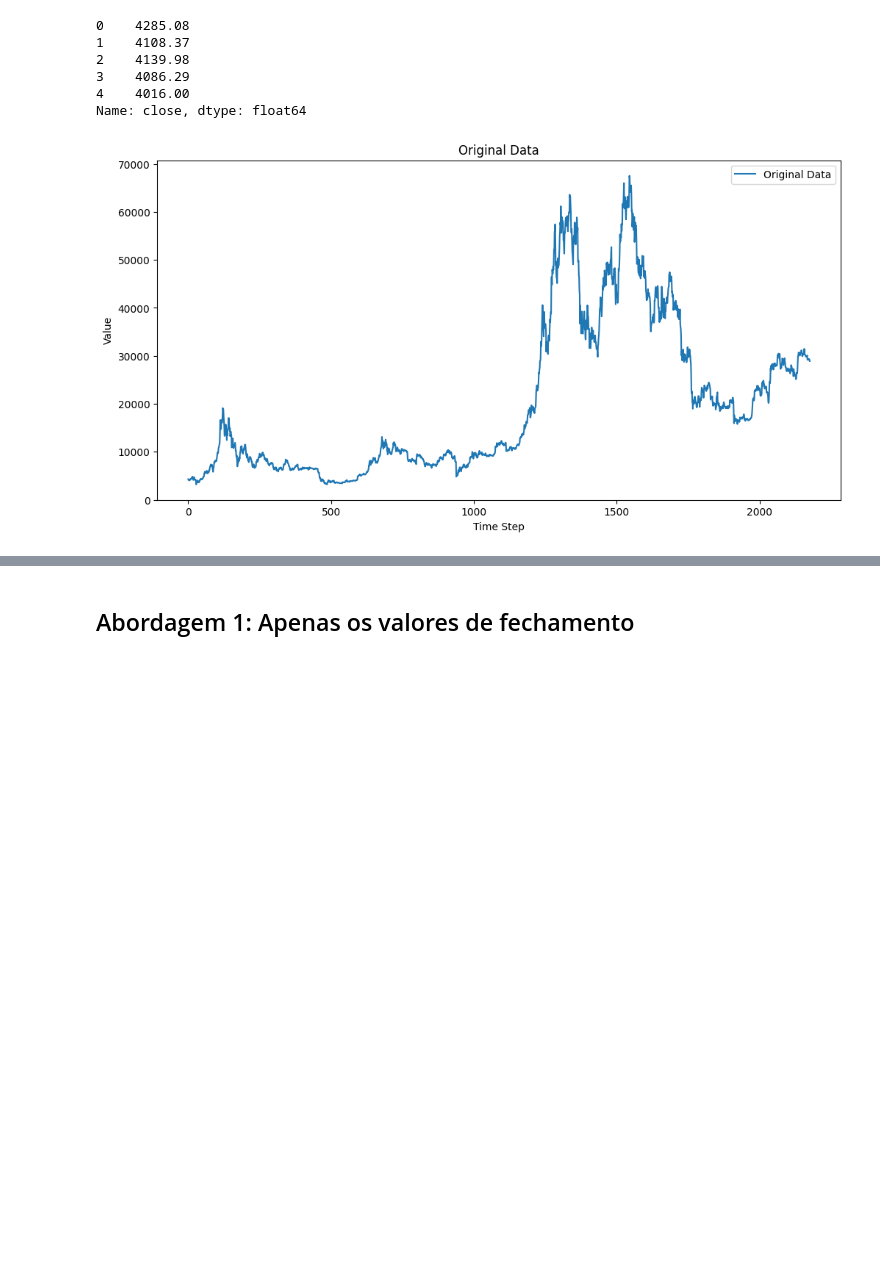
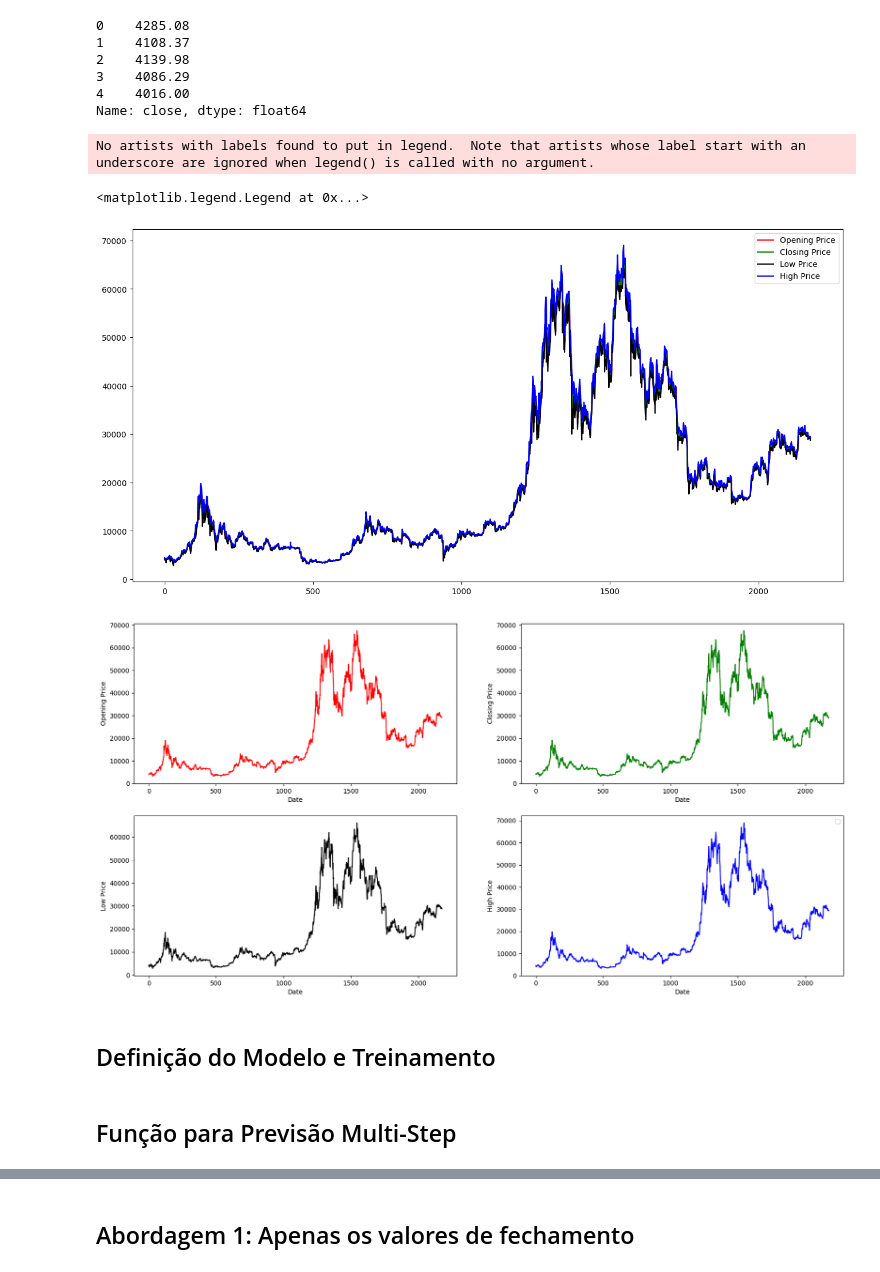
Before and after one commit to JVMergulho/redes_neurais, a Jupyter notebook: miniprojeto2/LSTM.ipynb, the cells around one changed output, grey strips where cells are left out. Drawn from its saved outputs; the diff is of its cells as text; code cells hidden in the pictures; blank space fills up the shorter version.

```diff
--- a/miniprojeto2/LSTM.ipynb
+++ b/miniprojeto2/LSTM.ipynb
@@ -48,13 +72,42 @@ df_close.head()
 3    4086.29
 4    4016.00
 Name: close, dtype: float64
-# %%
-plt.figure(figsize=(12, 6))
-plt.plot(df_close.values, label='Original Data')
-plt.title('Original Data')
-plt.xlabel('Time Step')
-plt.ylabel('Value')
-plt.legend()
-plt.show()
-# %% [output]
-[figure, removed]
+# %%
+plt.figure(figsize=(16,8), dpi= 100, facecolor='w', edgecolor='k')
+
+plt.plot(df['open'], color='red', label = 'Opening Price')
+plt.plot(df['close'], color='green', label = 'Closing Price')
+plt.plot(df['low'], color='black', label = 'Low Price')
+plt.plot(df['high'], color='blue', label = 'High Price')
+plt.legend(loc='best')
+
+plt.subplots(2, 2, figsize = (20, 10))
+
+ax1 = plt.subplot(2, 2, 1)
+plt.plot(df['open'], color='red')
+plt.xlabel('Date')
+plt.ylabel('Opening Price')
+
+ax2 = plt.subplot(2, 2, 2)
+plt.plot(df['close'], color='green')
+plt.xlabel('Date')
+plt.ylabel('Closing Price')
+
+ax3 = plt.subplot(2, 2, 3)
+plt.plot(df['low'], color='black')
+plt.xlabel('Date')
+plt.ylabel('Low Price')
+
+ax4 = plt.subplot(2, 2, 4)
+plt.plot(df['high'], color='blue')
+plt.xlabel('Date')
+plt.ylabel('High Price')
+
+plt.legend(loc='best')
+# %% [output]
+No artists with labels found to put in legend.  Note that artists whose label start with an underscore are ignored when legend() is called with no argument.
+<matplotlib.legend.Legend at 0x...>
+[figure, added]
+[figure, added]
+# %% [markdown]
+## Definição do Modelo e Treinamento
@@ -60,0 +159,2 @@ plt.show()
+# %% [markdown]
+## Função para Previsão Multi-Step
```
Also changed, not shown: parts of 38 cells of this notebook.
